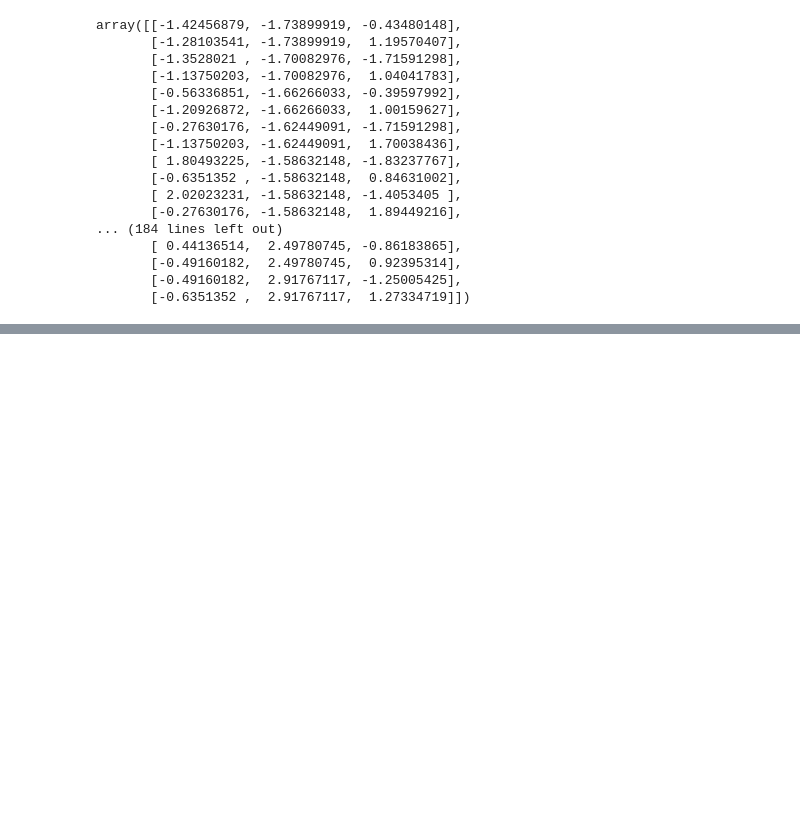
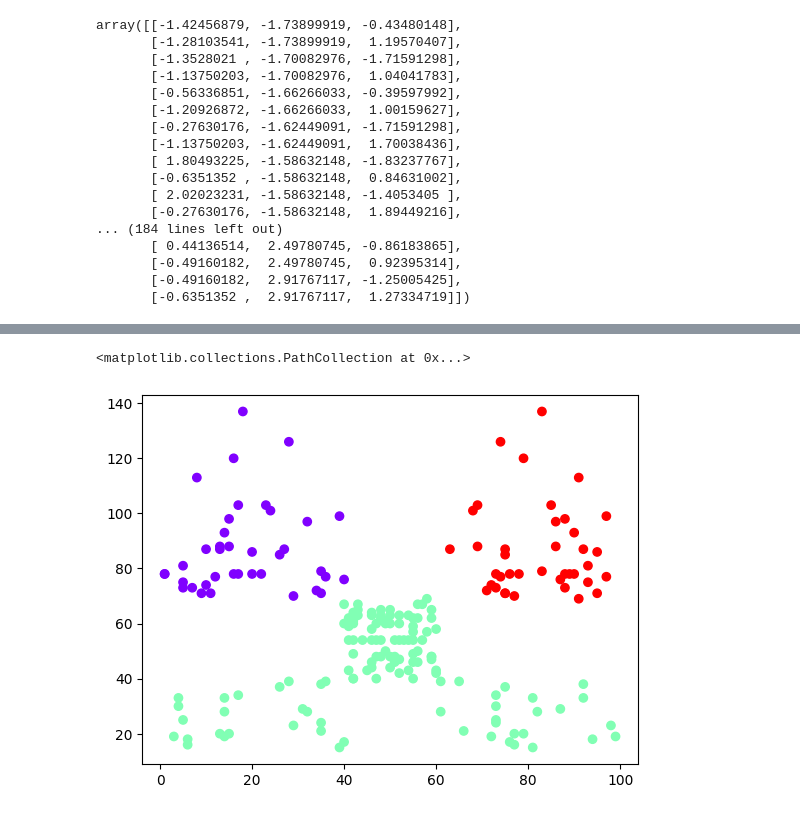
Before and after one commit to DenisRuparel/CodeUnnati-ML-Workshop, a Jupyter notebook: K-Means.ipynb, the cells around one changed output, grey strips where cells are left out. Cells and saved outputs as stored; diff of their text form; code cells hidden in the pictures; blank space fills up the shorter version.

```diff
--- a/K-Means.ipynb
+++ b/K-Means.ipynb
@@ -108,0 +132,3 @@ def find_best_clusters(df, maximunm_K):
+# %%
+df["clusters"] = kmeans_model.labels_
+df
@@ -108,0 +149,10 @@ def find_best_clusters(df, maximunm_K):
+# %%
+from sklearn.cluster import KMeans
+
+kmeans = KMeans(n_clusters=3)
+df['Cluster'] = kmeans.fit_predict(df[['Spending Score (1-100)', 'Annual Income (k$)']])
+# %%
+plt.scatter(df["Spending Score (1-100)"], df["Annual Income (k$)"], c=df['Cluster'], cmap='rainbow')
+# %% [output]
+<matplotlib.collections.PathCollection at 0x...>
+[figure, added]
```
Also changed, not shown: parts of 6 cells of this notebook.
